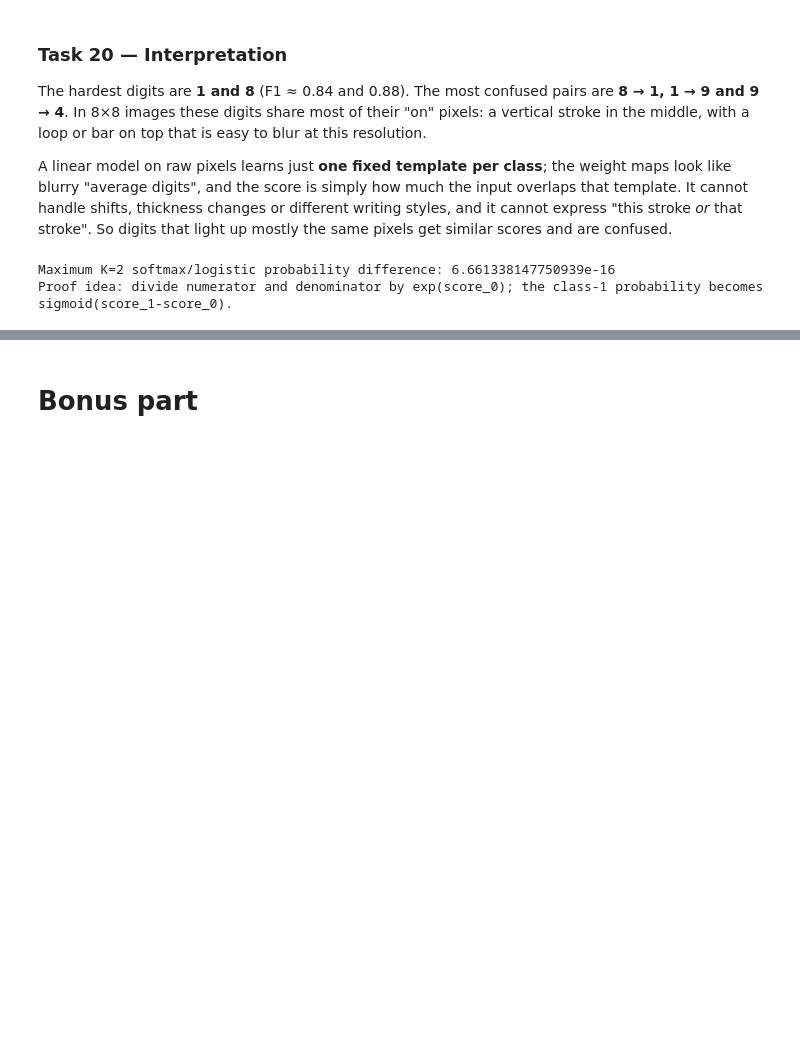
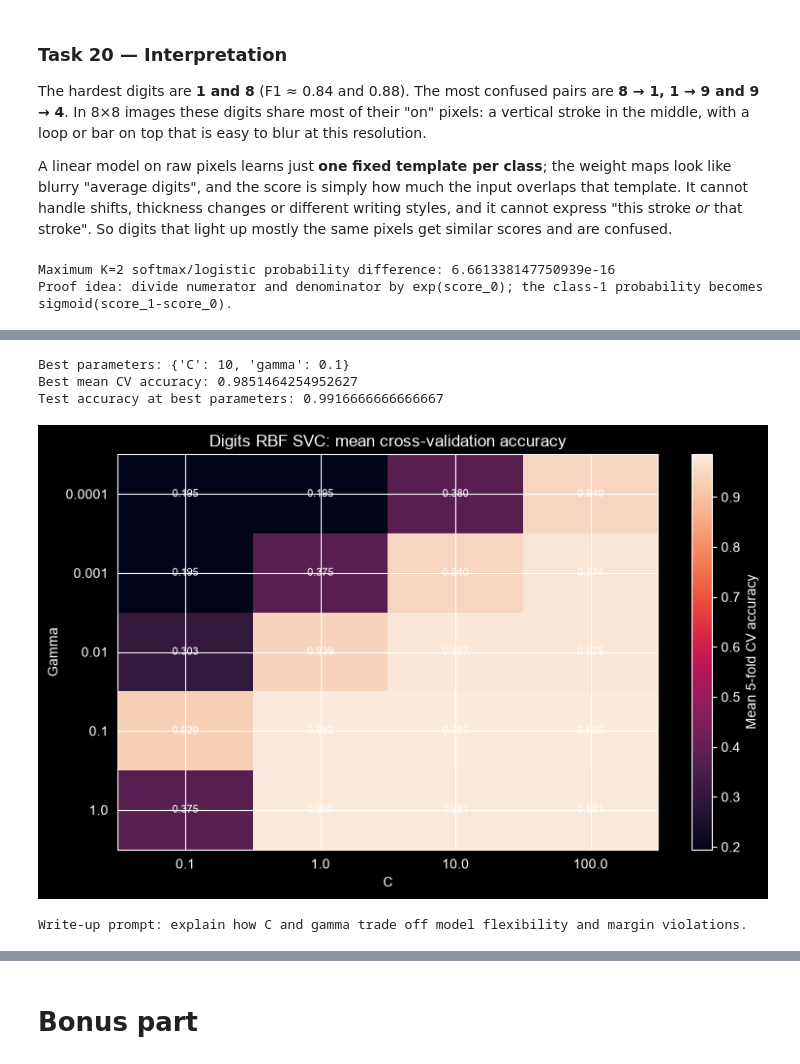
Before and after one commit to Mohammed-walid/linear-models-and-svm, a Jupyter notebook: linear_models_and_svm_implementation.ipynb, the cells around one changed output, grey strips where cells are left out. Drawn from its saved outputs; the diff is of its cells as text; code cells hidden in the pictures; blank space fills up the shorter version.

```diff
--- a/linear_models_and_svm_implementation.ipynb
+++ b/linear_models_and_svm_implementation.ipynb
@@ -1902,0 +2599,49 @@ plt.show()
+# %%
+
+
+digits_rbf_parameter_grid = {
+    "C": [0.1, 1, 10, 100],
+    "gamma": [1e-4, 1e-3, 1e-2, 1e-1, 1]
+}
+digits_cross_validation = StratifiedKFold(
+    n_splits=5, shuffle=True, random_state=42
+)
+digits_rbf_grid_search = GridSearchCV(
+    estimator=SVC(kernel="rbf"),
+    param_grid=digits_rbf_parameter_grid,
+    cv=digits_cross_validation,
+    scoring="accuracy",
+    n_jobs=1,
+    return_train_score=True
+)
+digits_rbf_grid_search.fit(digits_train, digits_training_targets)
+print("Best parameters:", digits_rbf_grid_search.best_params_)
+print("Best mean CV accuracy:", digits_rbf_grid_search.best_score_)
+print("Test accuracy at best parameters:", digits_rbf_grid_search.score(digits_test, digits_splits[5]))
+
+cv_results_table = pd.DataFrame(digits_rbf_grid_search.cv_results_)
+cv_accuracy_matrix = cv_results_table.pivot(
+    index="param_gamma", columns="param_C", values="mean_test_score"
+)
+plt.figure(figsize=(8, 5))
+plt.imshow(cv_accuracy_matrix.values, aspect="auto", interpolation="nearest")
+plt.colorbar(label="Mean 5-fold CV accuracy")
+plt.xticks(np.arange(len(cv_accuracy_matrix.columns)), cv_accuracy_matrix.columns)
+plt.yticks(np.arange(len(cv_accuracy_matrix.index)), cv_accuracy_matrix.index)
+plt.xlabel("C")
+plt.ylabel("Gamma")
+plt.title("Digits RBF SVC: mean cross-validation accuracy")
+for row_number in range(cv_accuracy_matrix.shape[0]):
+    for column_number in range(cv_accuracy_matrix.shape[1]):
+        plt.text(column_number, row_number,
+                 f"{cv_accuracy_matrix.iloc[row_number, column_number]:.3f}",
+                 ha="center", va="center", fontsize=8)
+plt.tight_layout()
+plt.show()
+print("Write-up prompt: explain how C and gamma trade off model flexibility and margin violations.")
+# %% [output]
+Best parameters: {'C': 10, 'gamma': 0.1}
+Best mean CV accuracy: 0.9851464254952627
+Test accuracy at best parameters: 0.9916666666666667
+[figure, added]
+Write-up prompt: explain how C and gamma trade off model flexibility and margin violations.
```
Also changed, not shown: parts of 36 cells of this notebook, 2 other files.
